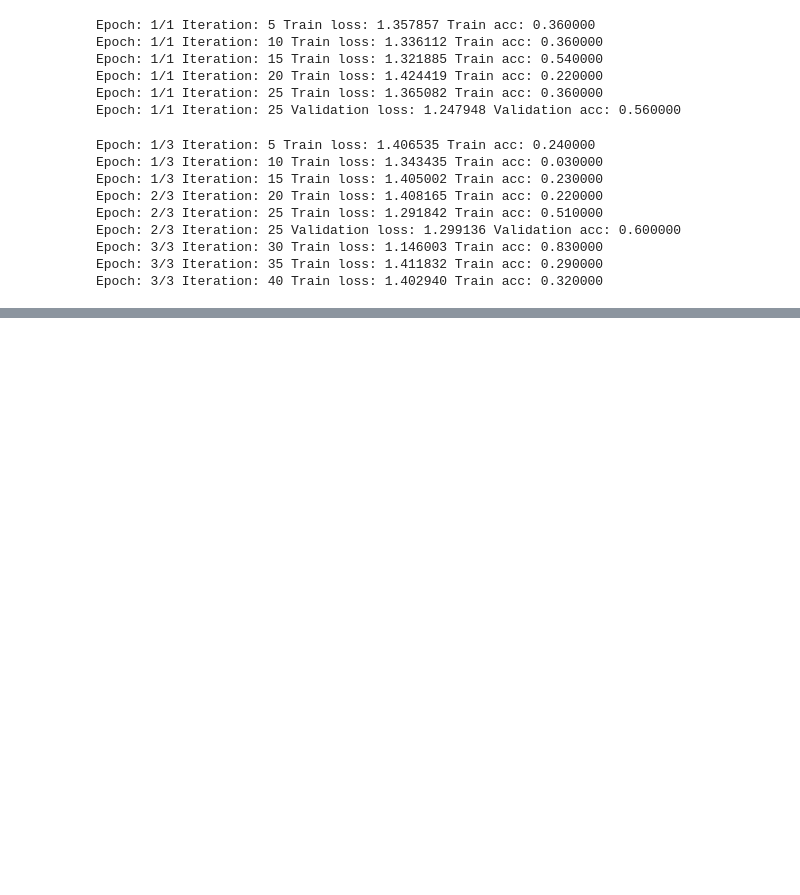
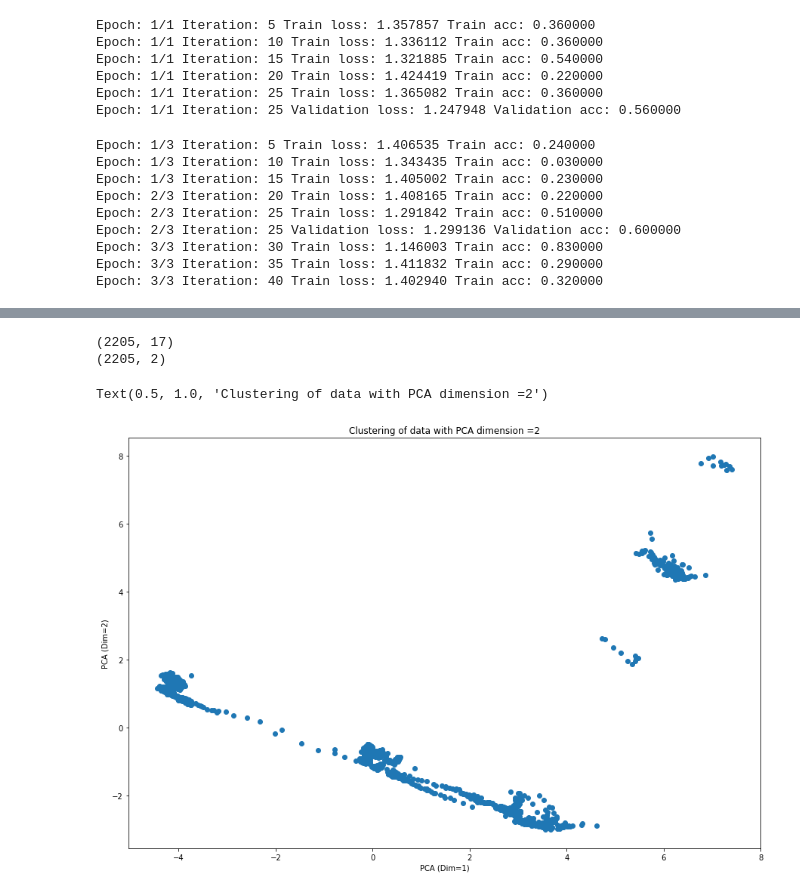
Before and after one commit to MMAITeamDufferin/excel-together, a Jupyter notebook: MMAI 894.ipynb, the cells around one changed output, grey strips where cells are left out. Saved outputs shown, nothing was run; the diff lists cells and outputs as text; code cells hidden in the pictures; blank space fills up the shorter version.

```diff
--- a/MMAI 894.ipynb
+++ b/MMAI 894.ipynb
@@ -637,0 +735,16 @@ Epoch: 3/3 Iteration: 40 Train loss: 1.402940 Train acc: 0.320000
+# %%
+#Observation of the distribution when n_componets = 2
+pca_2 = PCA(2)
+projected = pca_2.fit_transform(df_normalize)
+print(df.shape)
+print(projected.shape)
+plt.figure(figsize=(15, 10))
+plt.scatter(projected[:, 0], projected[:,1])
+plt.xlabel('PCA (Dim=1)')
+plt.ylabel('PCA (Dim=2)')
+plt.title('Clustering of data with PCA dimension =2')
+# %% [output]
+(2205, 17)
+(2205, 2)
+Text(0.5, 1.0, 'Clustering of data with PCA dimension =2')
+[figure, added]
```
Also changed, not shown: parts of 12 cells of this notebook.
